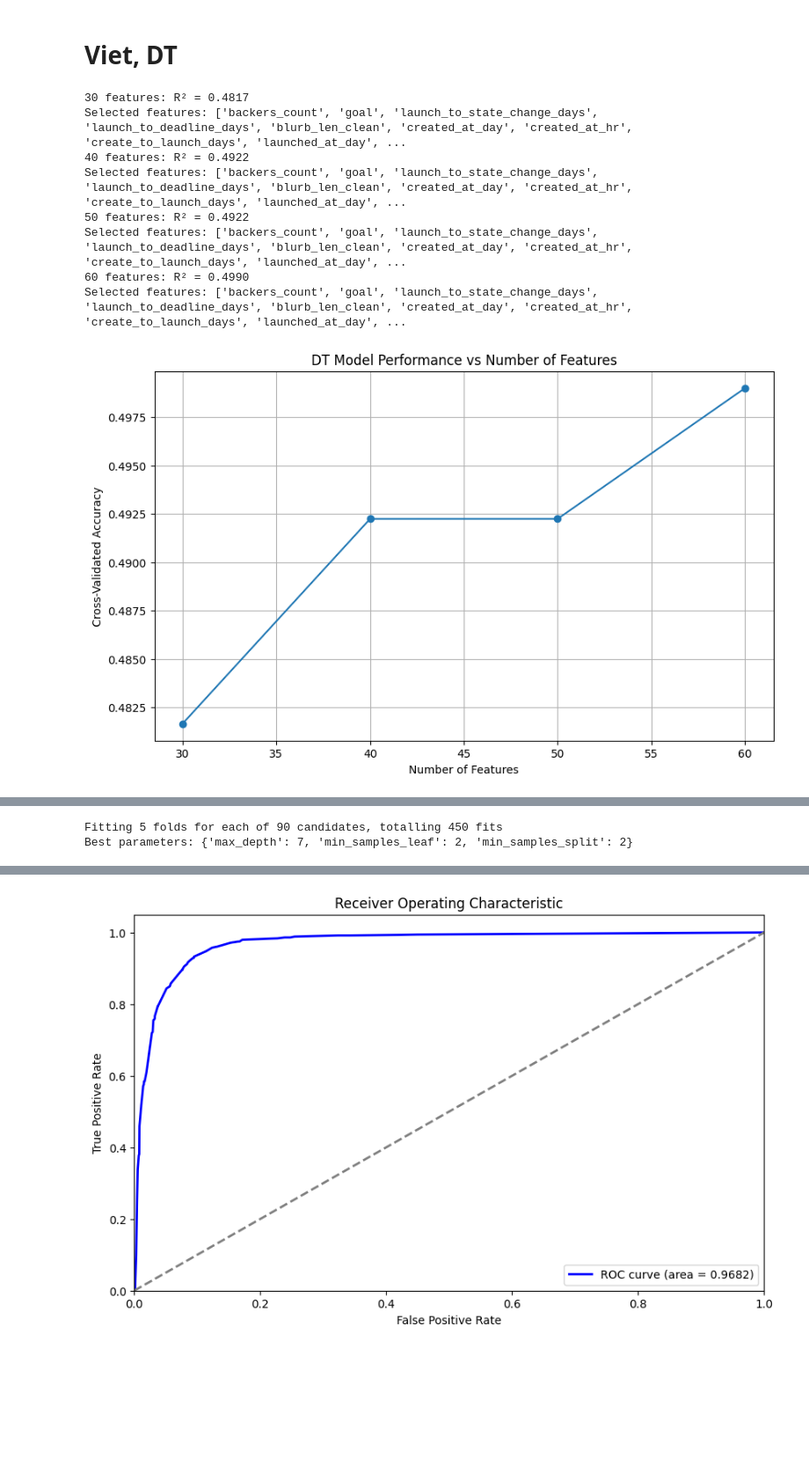
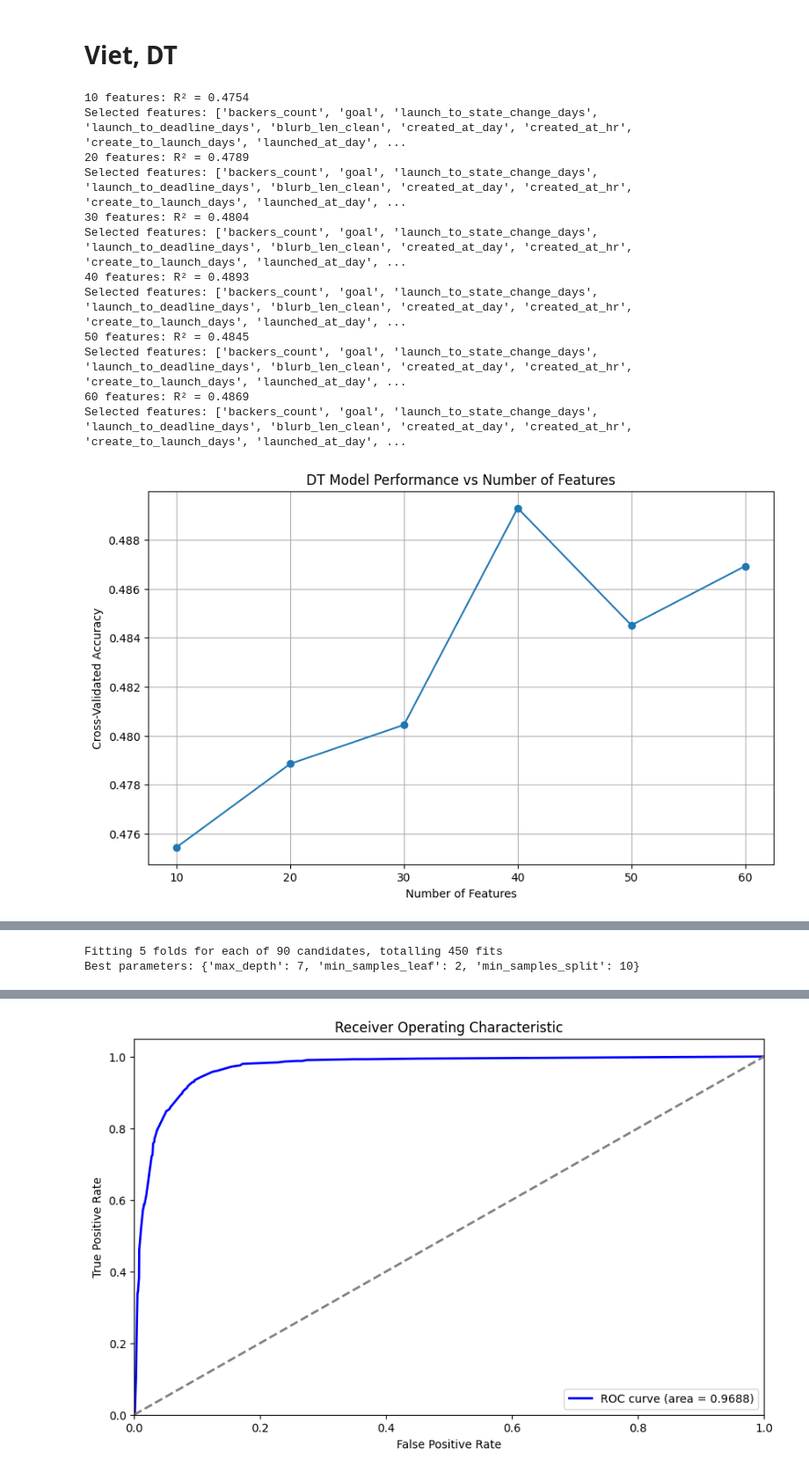
Before and after one commit to Trolann/cmpe188-assignments, a Jupyter notebook: final_project/individual_model_notebooks/dt_model.ipynb, the cells around one changed output, grey strips where cells are left out. Shown at 88% size. Cells and saved outputs as stored; diff of their text form; code cells hidden in the pictures; blank space fills up the shorter version.

```diff
--- a/final_project/individual_model_notebooks/dt_model.ipynb
+++ b/final_project/individual_model_notebooks/dt_model.ipynb
@@ -40,7 +40,7 @@ top_features, importance_indices = get_dt_feature_importance(X_train, y_train, l
 ranked_features = X_train.columns[importance_indices].tolist()
 
 # Define range of feature counts to test
-feature_counts = [30, 40, 50, 60]
+feature_counts = [10, 20, 30, 40, 50, 60]
 if len(ranked_features) < 30:
     feature_counts = list(range(5, len(ranked_features)+1, 5))
 
@@ -54,7 +54,7 @@ for n_features in feature_counts:
     X_selected = X_train[selected_features]
 
     scores = cross_val_score(
-        DecisionTreeClassifier(random_state=42),
+        DecisionTreeRegressor(random_state=42),
         X_selected, y_train,
         cv=5, scoring='r2'
     )
@@ -67,35 +67,39 @@ for n_features in feature_counts:
 plt.figure(figsize=(10, 6))
 plt.plot(feature_counts[:len(cv_scores)], cv_scores, marker='o')
 plt.xlabel('Number of Features')
 plt.ylabel('Cross-Validated Accuracy')
 plt.title('DT Model Performance vs Number of Features')
 plt.grid(True)
 plt.show()
 
 # Find the optimal number based on the results
 optimal_idx = max(range(len(cv_scores)), key=cv_scores.__getitem__)
 optimal_n_features = feature_counts[optimal_idx]
 print(f"\nOptimal number of features: {optimal_n_features}")
 print(f"Selected features: {ranked_features[:optimal_n_features]}")
 
 # For comparison, also get features using RFE and Statistical methods
 rfe_features = get_rfe_features_dt(X_train, y_train, optimal_n_features)
 stat_features = get_statistical_features_dt(X_train, y_train, optimal_n_features)
 
 print(f"\nDT Importance selected {optimal_n_features} features: {ranked_features[:optimal_n_features]}")
 print(f"RFE selected {optimal_n_features} features: {rfe_features}")
 print(f"Statistical selection selected {optimal_n_features} features: {stat_features}")
 
 # Find common features across all methods
 common_features = set(ranked_features[:optimal_n_features]) & set(rfe_features) & set(stat_features)
 print(f"\nFeatures selected by all methods: {common_features}")
 # %% [output]
-30 features: R² = 0.4817
+10 features: R² = 0.4754
 Selected features: ['backers_count', 'goal', 'launch_to_state_change_days', 'launch_to_deadline_days', 'blurb_len_clean', 'created_at_day', 'created_at_hr', 'create_to_launch_days', 'launched_at_day', ...
-40 features: R² = 0.4922
+20 features: R² = 0.4789
 Selected features: ['backers_count', 'goal', 'launch_to_state_change_days', 'launch_to_deadline_days', 'blurb_len_clean', 'created_at_day', 'created_at_hr', 'create_to_launch_days', 'launched_at_day', ...
-50 features: R² = 0.4922
+30 features: R² = 0.4804
 Selected features: ['backers_count', 'goal', 'launch_to_state_change_days', 'launch_to_deadline_days', 'blurb_len_clean', 'created_at_day', 'created_at_hr', 'create_to_launch_days', 'launched_at_day', ...
-60 features: R² = 0.4990
+40 features: R² = 0.4893
 Selected features: ['backers_count', 'goal', 'launch_to_state_change_days', 'launch_to_deadline_days', 'blurb_len_clean', 'created_at_day', 'created_at_hr', 'create_to_launch_days', 'launched_at_day', ...
+50 features: R² = 0.4845
+Selected features: ['backers_count', 'goal', 'launch_to_state_change_days', 'launch_to_deadline_days', 'blurb_len_clean', 'created_at_day', 'created_at_hr', 'create_to_launch_days', 'launched_at_day', ...
+60 features: R² = 0.4869
+Selected features: ['backers_count', 'goal', 'launch_to_state_change_days', 'launch_to_deadline_days', 'blurb_len_clean', 'created_at_day', 'created_at_hr', 'create_to_launch_days', 'launched_at_day', ...
-[figure, old version]
+[figure, new version]
@@ -139,7 +143,7 @@ best_dt_model = grid_search.best_estimator_
 print("Best parameters:", grid_search.best_params_)
 # %% [output]
 Fitting 5 folds for each of 90 candidates, totalling 450 fits
-Best parameters: {'max_depth': 7, 'min_samples_leaf': 2, 'min_samples_split': 2}
+Best parameters: {'max_depth': 7, 'min_samples_leaf': 2, 'min_samples_split': 10}
 # %%
 y_pred = best_dt_model.predict(X_test_optimal)
 
```
Also changed, not shown: parts of 5 cells of this notebook.
